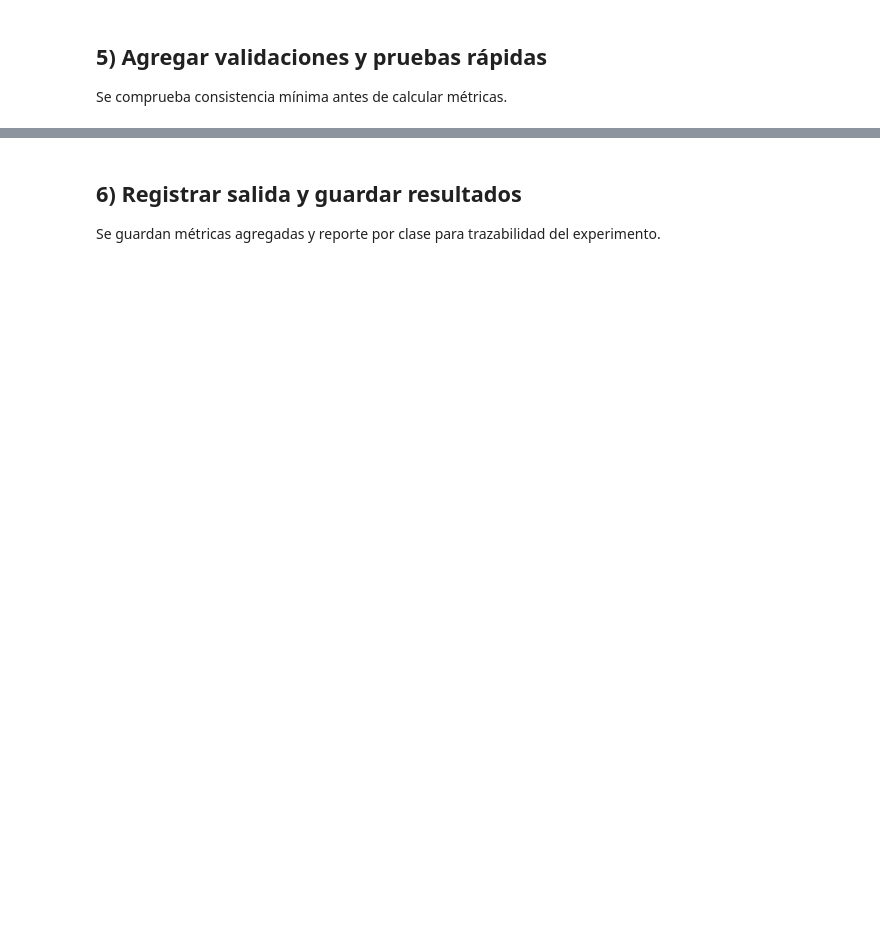
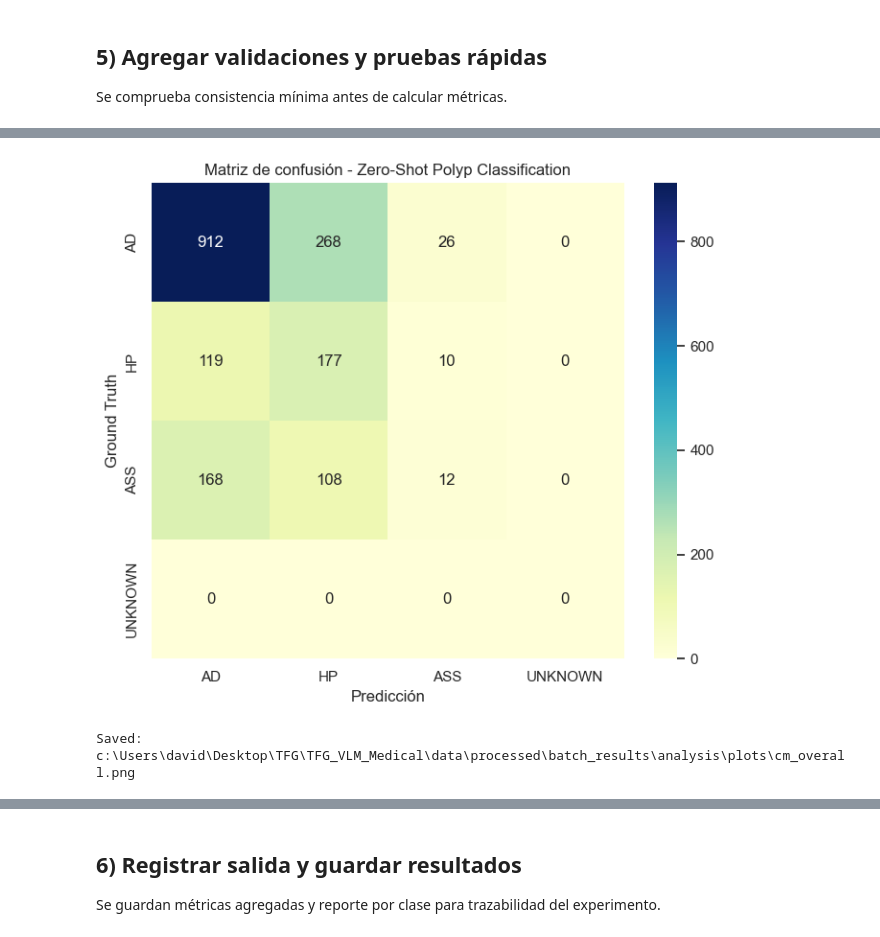
Before and after one commit to NIU1635219/TFG_VLM_Medical, a Jupyter notebook: notebooks/02_zeroshot_analysis.ipynb, the cells around one changed output, grey strips where cells are left out. Drawn from its saved outputs; the diff is of its cells as text; code cells hidden in the pictures; blank space fills up the shorter version.

```diff
--- a/notebooks/02_zeroshot_analysis.ipynb
+++ b/notebooks/02_zeroshot_analysis.ipynb
@@ -36,13 +36,33 @@ Ajusta estas rutas según tu ejecución más reciente.
 # %%
 PROJECT_ROOT = Path.cwd().parent if Path.cwd().name == "notebooks" else Path.cwd()
 
-RESULTS_PATH = PROJECT_ROOT / "data" / "processed" / "batch_results" / "batch_PolypClassificationWithReasoning_20260312_193456.jsonl"
-MANIFEST_PATH = PROJECT_ROOT / "data" / "experiments" / "zeroshot_manifest.jsonl"
-OUTPUT_DIR = PROJECT_ROOT / "data" / "processed" / "batch_results"
+BATCH_RESULTS_DIR = PROJECT_ROOT / "data" / "processed" / "batch_results"
+batch_candidates = sorted(
+    BATCH_RESULTS_DIR.glob("batch_*PolypClassification*.jsonl"),
+    key=lambda p: p.stat().st_mtime,
+    reverse=True,
+)
+if not batch_candidates:
+    raise FileNotFoundError(f"No batch JSONL files found in: {BATCH_RESULTS_DIR}")
+
+RESULTS_PATH = batch_candidates[0]
+
+manifest_candidates = sorted(
+    (PROJECT_ROOT / "data" / "experiments").glob("zeroshot_manifest*.jsonl"),
+    key=lambda p: p.stat().st_mtime,
+    reverse=True,
+)
+MANIFEST_PATH_HINT = manifest_candidates[0] if manifest_candidates else None
+
+OUTPUT_DIR = PROJECT_ROOT / "data" / "processed" / "batch_results" / "analysis"
+PLOTS_DIR = OUTPUT_DIR / "plots"
 OUTPUT_DIR.mkdir(parents=True, exist_ok=True)
+PLOTS_DIR.mkdir(parents=True, exist_ok=True)
 
 VALID_CLASSES = ["AD", "HP", "ASS", "UNKNOWN"]
+generated_plot_paths: list[Path] = []
 
 print(f"Project root: {PROJECT_ROOT}")
-print(f"Results path: {RESULTS_PATH}")
-print(f"Manifest path: {MANIFEST_PATH}")
+print(f"Results path (latest): {RESULTS_PATH}")
+print(f"Manifest hint: {MANIFEST_PATH_HINT if MANIFEST_PATH_HINT else 'N/A'}")
+print(f"Plots dir: {PLOTS_DIR}")
@@ -199,18 +448,28 @@ display(report_df)
 # %%
 cm = confusion_matrix(y_true, y_pred, labels=VALID_CLASSES)
 
 plt.figure(figsize=(7, 6))
 sns.heatmap(
     cm,
     annot=True,
     fmt="d",
     cmap="YlGnBu",
     xticklabels=VALID_CLASSES,
     yticklabels=VALID_CLASSES,
     cbar=True,
 )
 plt.title("Matriz de confusión - Zero-Shot Polyp Classification")
 plt.xlabel("Predicción")
 plt.ylabel("Ground Truth")
 plt.tight_layout()
+
+overall_cm_plot_path = PLOTS_DIR / "cm_overall.png"
+plt.savefig(overall_cm_plot_path, dpi=140, bbox_inches="tight")
+if overall_cm_plot_path not in generated_plot_paths:
+    generated_plot_paths.append(overall_cm_plot_path)
 plt.show()
+
+print(f"Saved: {overall_cm_plot_path}")
+# %% [output]
+[figure, added]
+Saved: c:\Users\david\Desktop\TFG\TFG_VLM_Medical\data\processed\batch_results\analysis\plots\cm_overall.png
```
Also changed, not shown: parts of 15 cells of this notebook, 13 other files.
